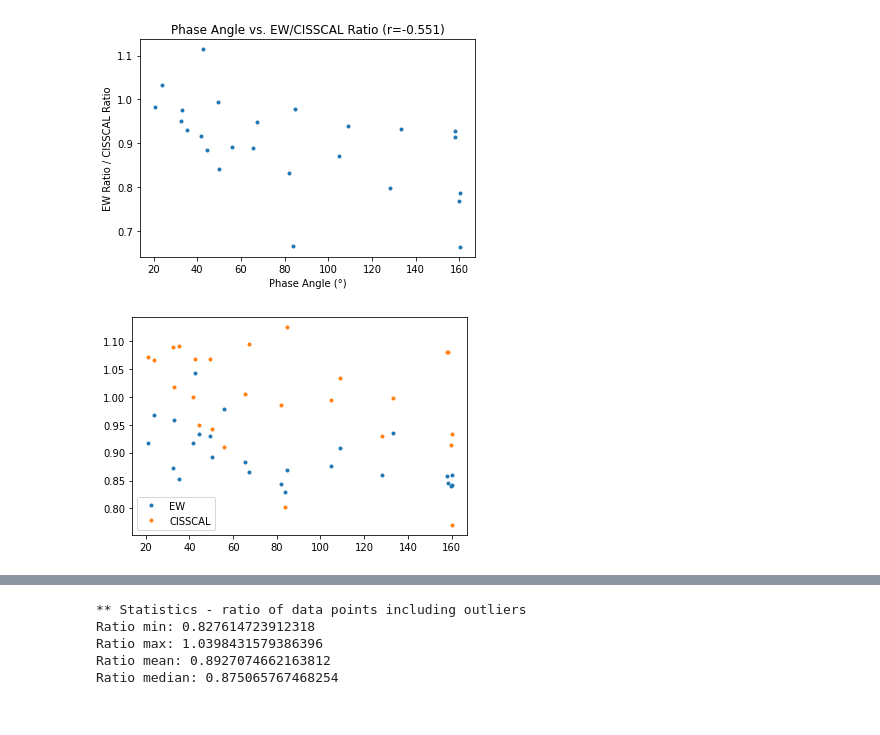
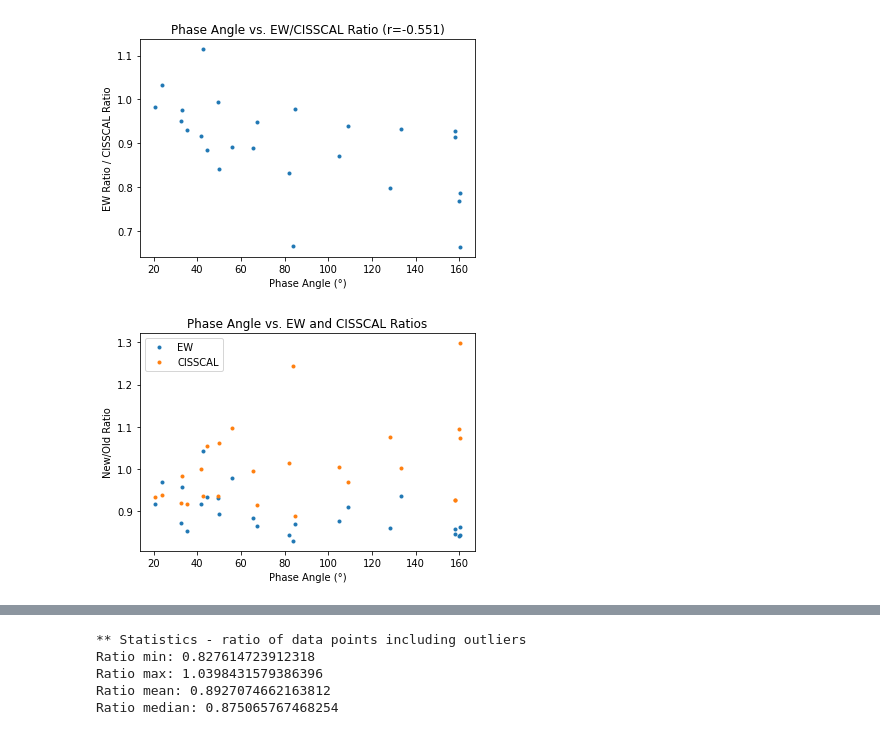
Before and after one commit to rfrenchseti/f-ring, a Jupyter notebook: notebooks/analyze_cisscal_calibration.ipynb, the cells around one changed output, grey strips where cells are left out. Cells and saved outputs as stored; diff of their text form; code cells hidden in the pictures.

```diff
--- a/notebooks/analyze_cisscal_calibration.ipynb
+++ b/notebooks/analyze_cisscal_calibration.ipynb
@@ -175,10 +184,13 @@ _=plt.title('Phase Angle vs. EW/CISSCAL Ratio (r={:.3f})'.format(np.corrcoef(com
 [figure]
 # %%
 plt.plot(commondata['Mean Phase'], commondata['EW Ratio'], '.', label='EW')
-plt.plot(commondata['Mean Phase'], 1/commondata['CISSCAL Ratio'], '.', label='CISSCAL')
+plt.plot(commondata['Mean Phase'], commondata['CISSCAL Ratio'], '.', label='CISSCAL')
 _=plt.legend()
+plt.xlabel('Phase Angle (°)')
+plt.ylabel('New/Old Ratio')
+_=plt.title('Phase Angle vs. EW and CISSCAL Ratios')
 # %% [output]
-[figure, old version]
+[figure, new version]
 # %%
 xrange = np.arange(commondata['Mean Phase'].min(), commondata['Mean Phase'].max()+1)
 commondata['Normal EW_old'] = commondata['EW_old'] * np.abs(np.cos(np.radians(commondata['Mean Emission'])))
```
Also changed, not shown: parts of 4 cells of this notebook, 10 other files.
